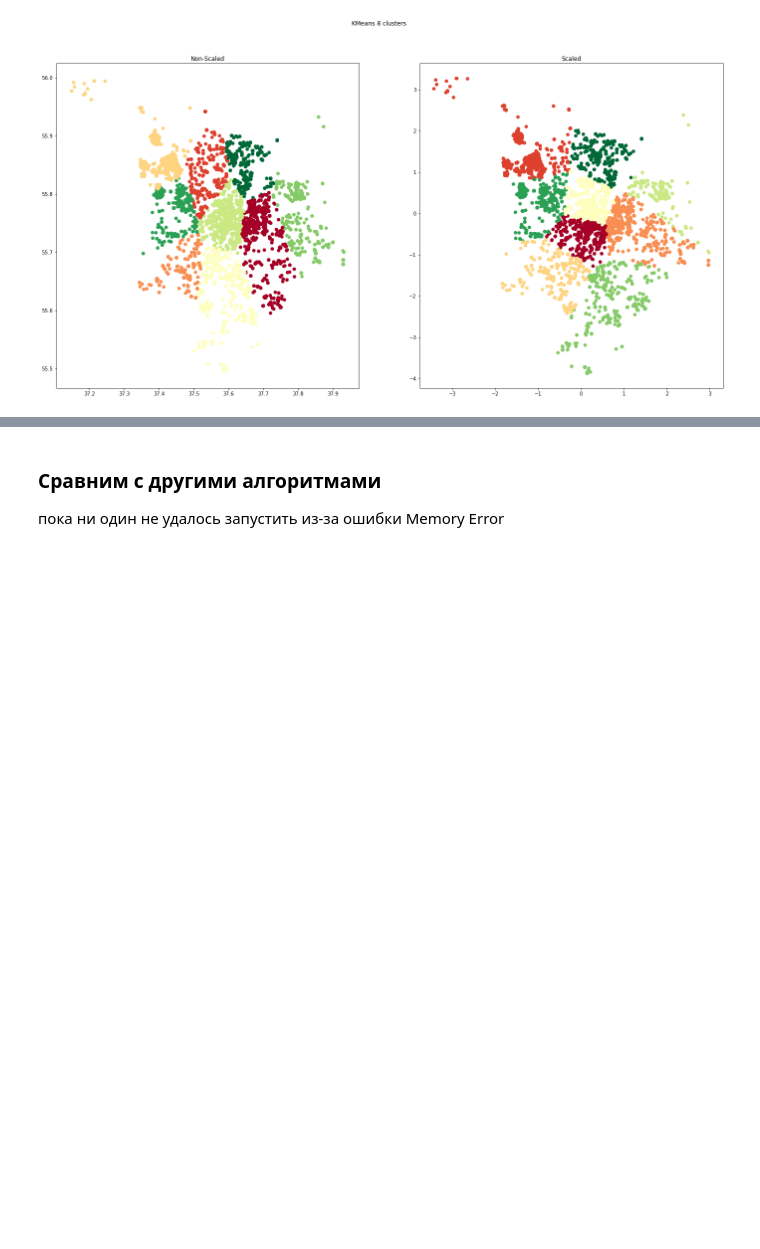
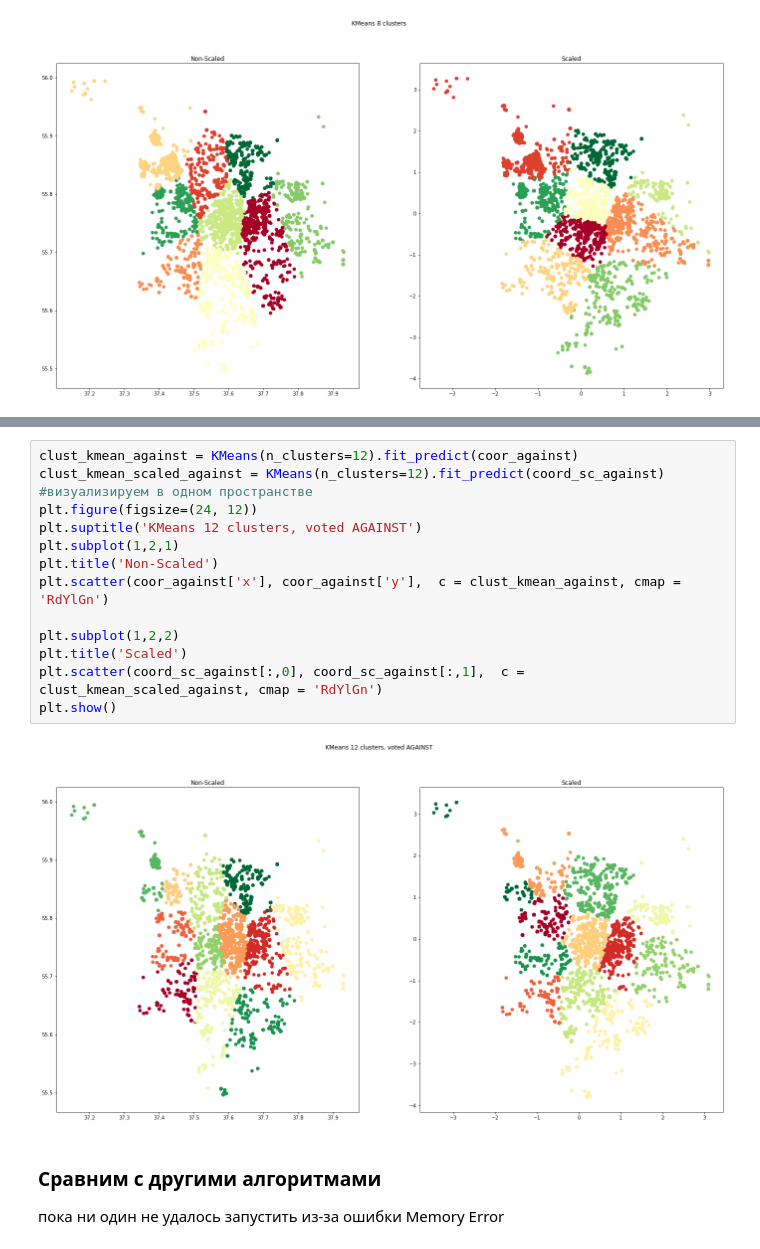
Before and after one commit to Ilmetov/Netology_ilmetov, a Jupyter notebook: data-science-4/5. Basic algorithms/3. Clustering/Homework/homework clustering.ipynb, the cells around one changed output, grey strips where cells are left out. Drawn from its saved outputs; the diff is of its cells as text; blank space fills up the shorter version.

```diff
--- a/data-science-4/5. Basic algorithms/3. Clustering/Homework/homework clustering.ipynb
+++ b/data-science-4/5. Basic algorithms/3. Clustering/Homework/homework clustering.ipynb
@@ -172,3 +233,19 @@ plt.show()
+# %%
+clust_kmean_against = KMeans(n_clusters=12).fit_predict(coor_against)
+clust_kmean_scaled_against = KMeans(n_clusters=12).fit_predict(coord_sc_against)
+#визуализируем в одном пространстве
+plt.figure(figsize=(24, 12))
+plt.suptitle('KMeans 12 clusters, voted AGAINST')
+plt.subplot(1,2,1)
+plt.title('Non-Scaled')
+plt.scatter(coor_against['x'], coor_against['y'],  c = clust_kmean_against, cmap = 'RdYlGn')
+
+plt.subplot(1,2,2)
+plt.title('Scaled')
+plt.scatter(coord_sc_against[:,0], coord_sc_against[:,1],  c = clust_kmean_scaled_against, cmap = 'RdYlGn')
+plt.show()
+# %% [output]
+[figure, added]
 # %% [markdown]
 ### Сравним с другими алгоритмами
 
```
Also changed, not shown: parts of 8 cells of this notebook.
